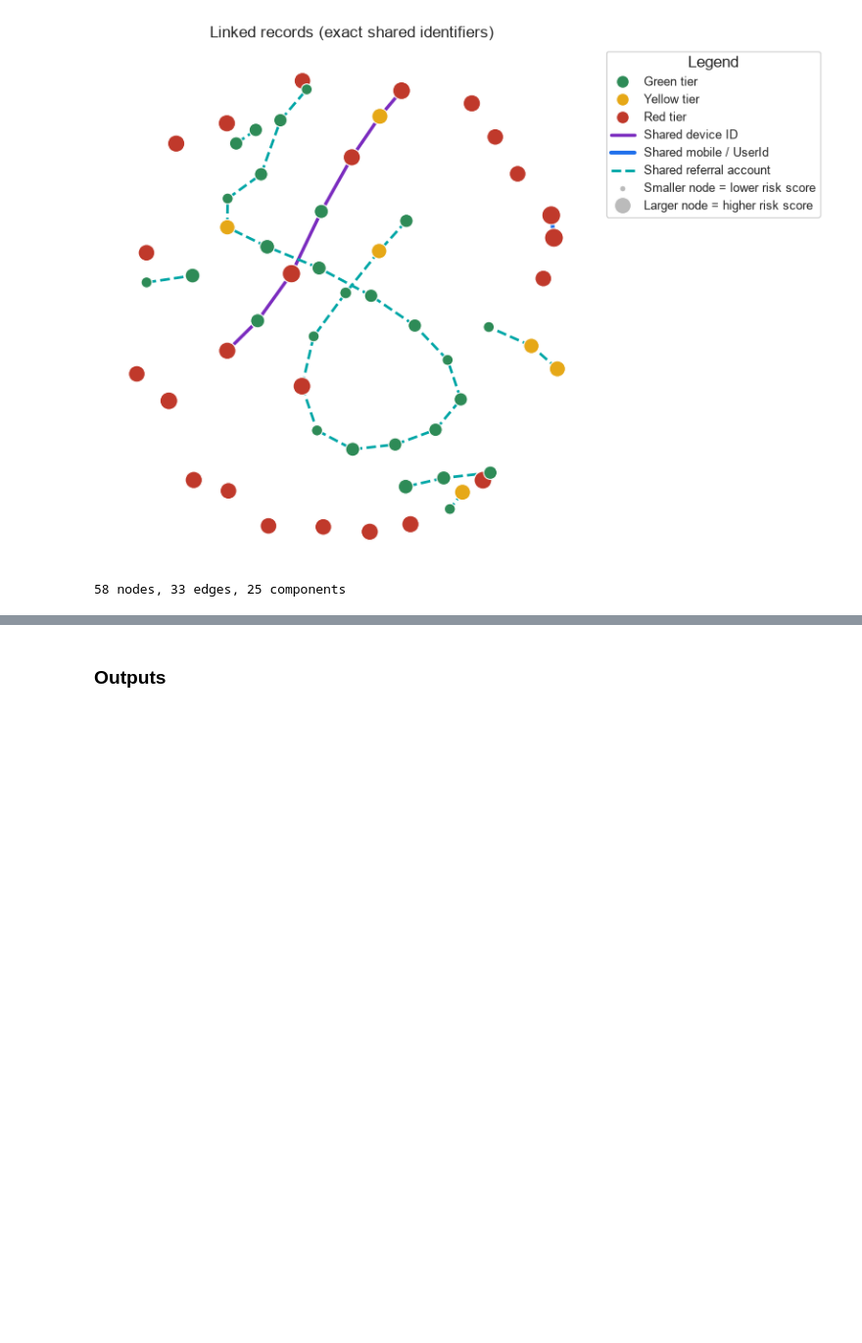
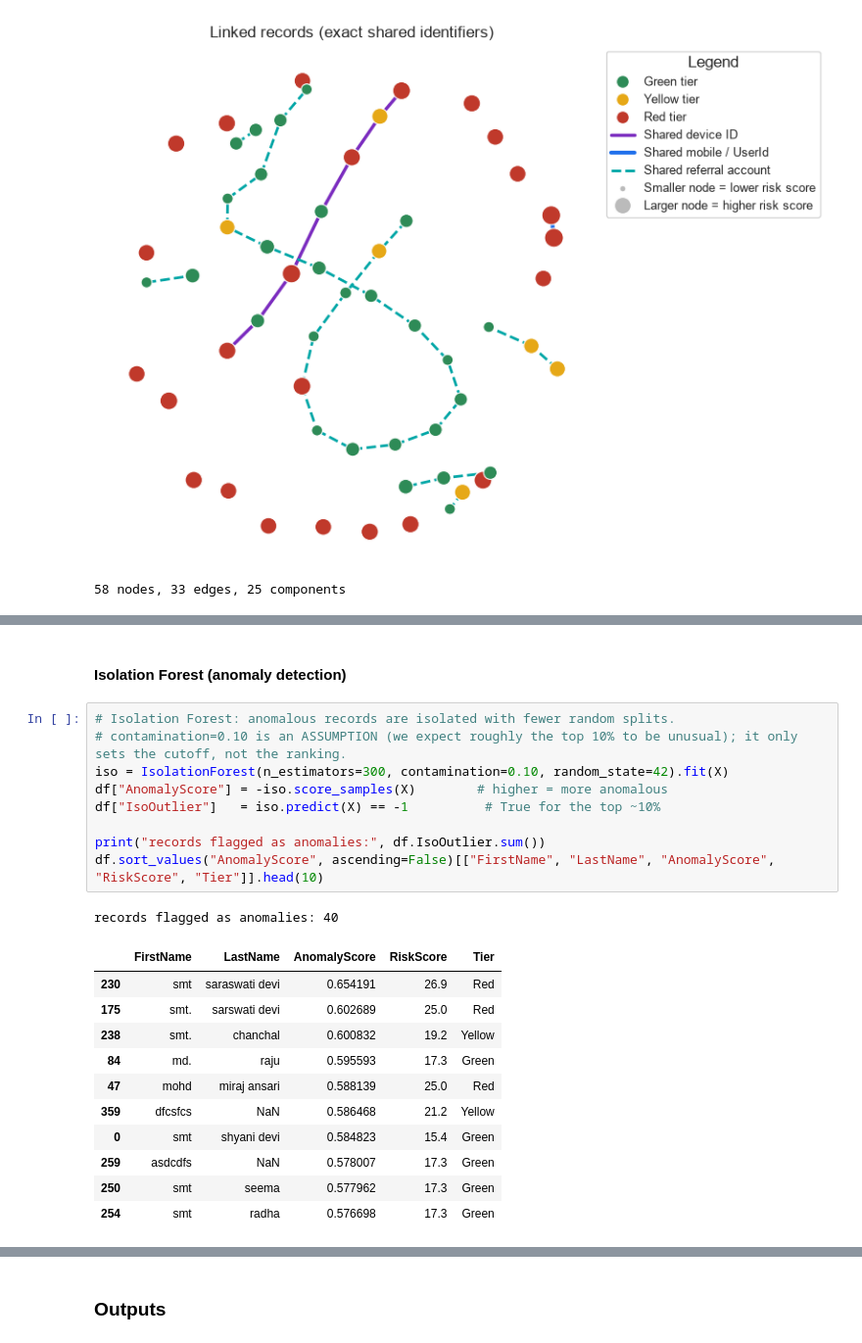
Before and after one commit to DLiu7/FraudGuard, a Jupyter notebook: PromoGuard_Stage1_Notebook.ipynb, the cells around one changed output, grey strips where cells are left out. Shown at 98% size. Drawn from its saved outputs; the diff is of its cells as text; blank space fills up the shorter version.

```diff
--- a/PromoGuard_Stage1_Notebook.ipynb
+++ b/PromoGuard_Stage1_Notebook.ipynb
@@ -642,0 +670,24 @@ print(len(G), "nodes,", G.number_of_edges(), "edges,", nx.number_connected_compo
+# %% [markdown]
+#### Isolation Forest (anomaly detection)
+# %%
+# Isolation Forest: anomalous records are isolated with fewer random splits.
+# contamination=0.10 is an ASSUMPTION (we expect roughly the top 10% to be unusual); it only sets the cutoff, not the ranking.
+iso = IsolationForest(n_estimators=300, contamination=0.10, random_state=42).fit(X)
+df["AnomalyScore"] = -iso.score_samples(X)        # higher = more anomalous
+df["IsoOutlier"]   = iso.predict(X) == -1          # True for the top ~10%
+
+print("records flagged as anomalies:", df.IsoOutlier.sum())
+df.sort_values("AnomalyScore", ascending=False)[["FirstName", "LastName", "AnomalyScore", "RiskScore", "Tier"]].head(10)
+# %% [output]
+records flagged as anomalies: 40
+|  | FirstName | LastName | AnomalyScore | RiskScore | Tier |
+| 230 | smt | saraswati devi | 0.654191 | 26.9 | Red |
+| 175 | smt. | sarswati devi | 0.602689 | 25.0 | Red |
+| 238 | smt. | chanchal | 0.600832 | 19.2 | Yellow |
+| 84 | md. | raju | 0.595593 | 17.3 | Green |
+| 47 | mohd | miraj ansari | 0.588139 | 25.0 | Red |
+| 359 | dfcsfcs | NaN | 0.586468 | 21.2 | Yellow |
+| 0 | smt | shyani devi | 0.584823 | 15.4 | Green |
+| 259 | asdcdfs | NaN | 0.578007 | 17.3 | Green |
+| 250 | smt | seema | 0.577962 | 17.3 | Green |
+| 254 | smt | radha | 0.576698 | 17.3 | Green |
```
Also changed, not shown: parts of 10 cells of this notebook, 1 other file.
